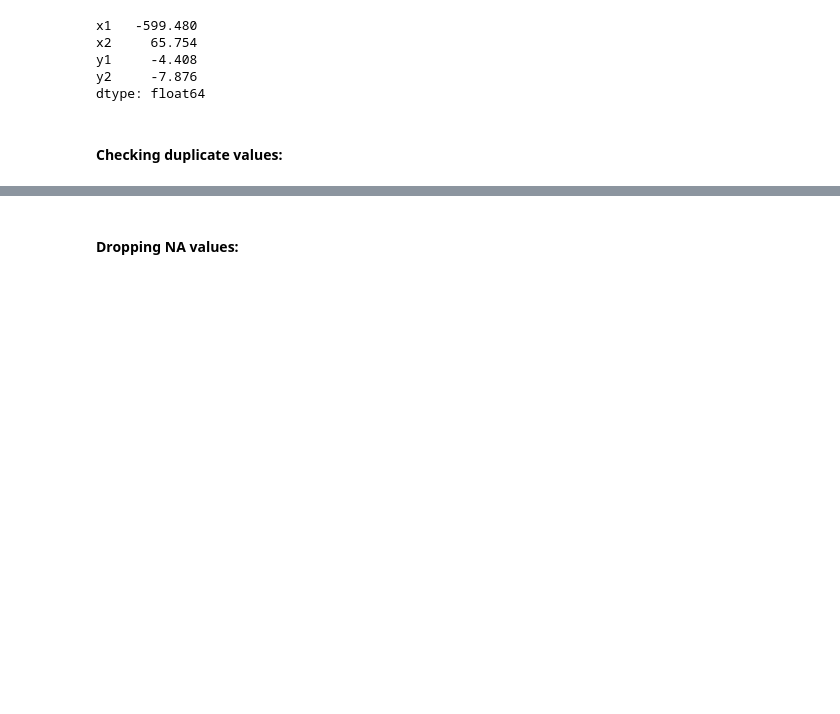
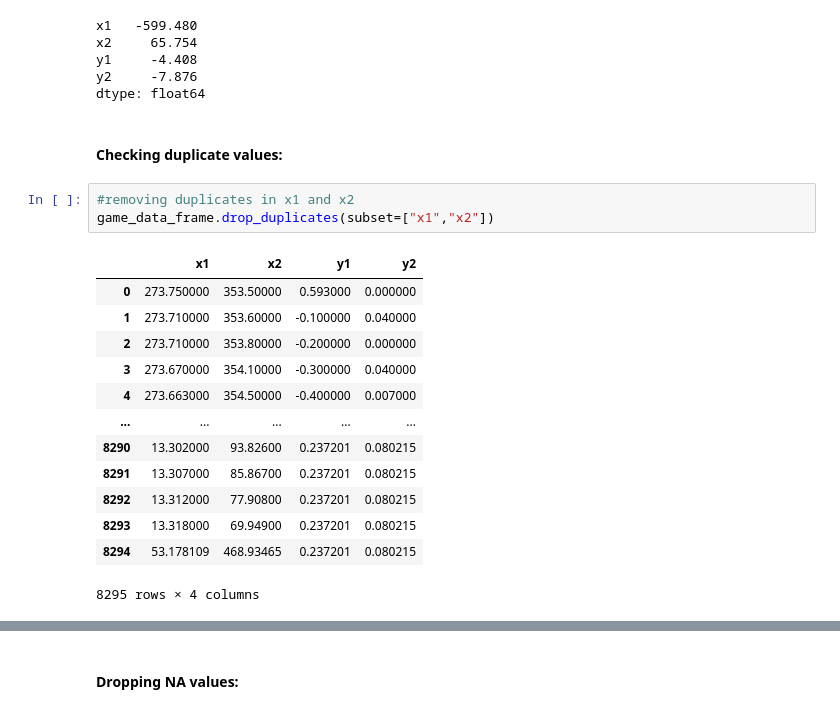
Before and after one commit to usama-akram-gt/Lunar-Landar-Simulator, a Jupyter notebook: data_preprocessing.ipynb, the cells around one changed output, grey strips where cells are left out. Cells and saved outputs as stored; diff of their text form; blank space fills up the shorter version.

```diff
--- a/data_preprocessing.ipynb
+++ b/data_preprocessing.ipynb
@@ -54,6 +54,23 @@ y2     -7.876
 dtype: float64
 # %% [markdown]
 #### Checking duplicate values:
+# %%
+#removing duplicates in x1 and x2
+game_data_frame.drop_duplicates(subset=["x1","x2"])
+# %% [output]
+|  | x1 | x2 | y1 | y2 |
+| 0 | 273.750000 | 353.50000 | 0.593000 | 0.000000 |
+| 1 | 273.710000 | 353.60000 | -0.100000 | 0.040000 |
+| 2 | 273.710000 | 353.80000 | -0.200000 | 0.000000 |
+| 3 | 273.670000 | 354.10000 | -0.300000 | 0.040000 |
+| 4 | 273.663000 | 354.50000 | -0.400000 | 0.007000 |
+| ... | ... | ... | ... | ... |
+| 8290 | 13.302000 | 93.82600 | 0.237201 | 0.080215 |
+| 8291 | 13.307000 | 85.86700 | 0.237201 | 0.080215 |
+| 8292 | 13.312000 | 77.90800 | 0.237201 | 0.080215 |
+| 8293 | 13.318000 | 69.94900 | 0.237201 | 0.080215 |
+| 8294 | 53.178109 | 468.93465 | 0.237201 | 0.080215 |
+8295 rows × 4 columns
 # %%
 game_data_frame.duplicated(keep='last') # We have no any duplicates
 # %% [output]
```
Also changed, not shown: parts of 7 cells of this notebook, 14 other files.
